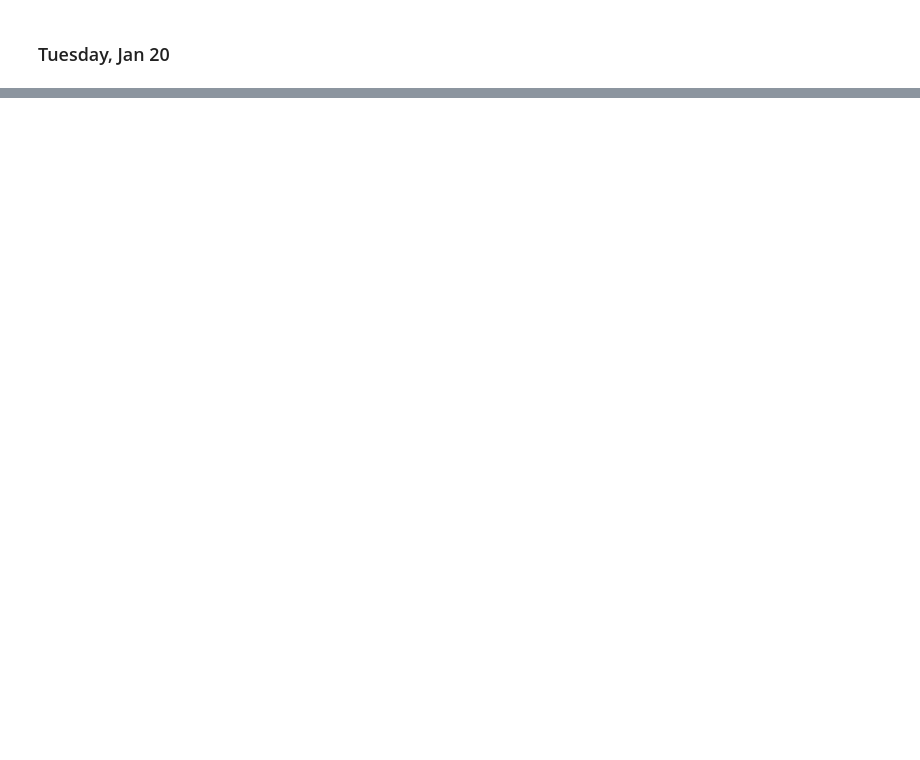
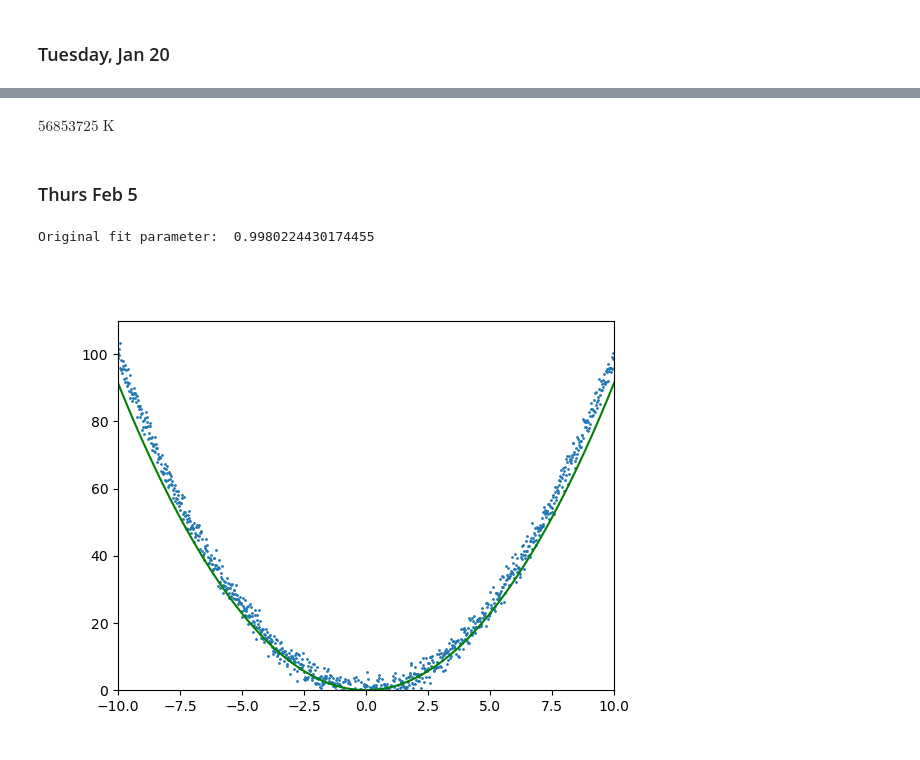
Before and after one commit to LatioAstro/Practice, a Jupyter notebook: ClassPractice.ipynb, the cells around one changed output, grey strips where cells are left out. Saved outputs shown, nothing was run; the diff lists cells and outputs as text; code cells hidden in the pictures; blank space fills up the shorter version.

```diff
--- a/ClassPractice.ipynb
+++ b/ClassPractice.ipynb
@@ -123,0 +532,37 @@ AttributeError: module 'numpy' has no attribute 'inv'
+# %%
+a0 = (4*const.sigma_sb)/const.c
+temp = ((3*real_central_pressure*const.c)/(4*const.sigma_sb))**(1/4)
+temp.to(u.K)
+# %% [output]
+$56853725 \; \mathrm{K}$
+# %% [markdown]
+### Thurs Feb 5
+# %%
+def parabolic(x,a):
+    return a*x**2
+
+original_x = np.linspace(-10,10,1000)
+original_y = parabolic(original_x,1)
+noisy_y = original_y + np.random.normal(0,2,size=original_y.shape)
+#plt.scatter(original_x,original_y,s=1)
+plt.scatter(original_x,noisy_y,s=1)
+
+popt,pcov = scipy.optimize.curve_fit(parabolic,original_x,noisy_y)
+#plt.plot(original_x,parabolic(original_x,popt[0]),c='r')
+original_fit_param = popt[0]
+print('Original fit parameter: ', original_fit_param)
+randomized_params = original_fit_param + np.random.normal(0,0.1,size=1000)
+fig,ax = plt.subplots()
+plt.scatter(original_x,noisy_y,s=1)
+line = ax.plot(original_x,parabolic(original_x,randomized_params[0]),c='g',alpha=1)[0]
+def animate(frame):
+    y = parabolic(original_x,randomized_params[frame])
+    line.set_ydata(y)
+    line.set_xdata(original_x)
+    return line
+ax.set_xlim(-10,10)
+ax.set_ylim(0,110)
+ani = animation.FuncAnimation(fig, animate, frames=100, interval=50, blit=False,repeat=True)
+# %% [output]
+Original fit parameter:  0.9980224430174455
+[figure, added]
```
Also changed, not shown: parts of 35 cells of this notebook, 18 other files.
